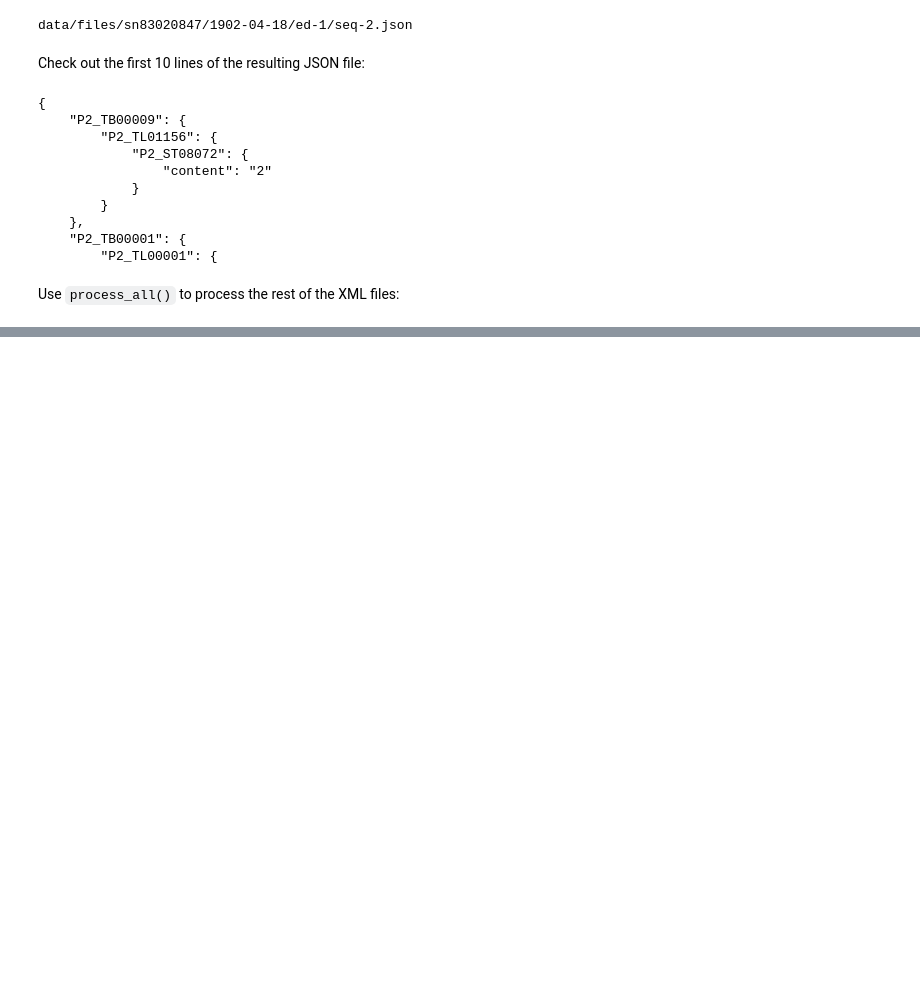
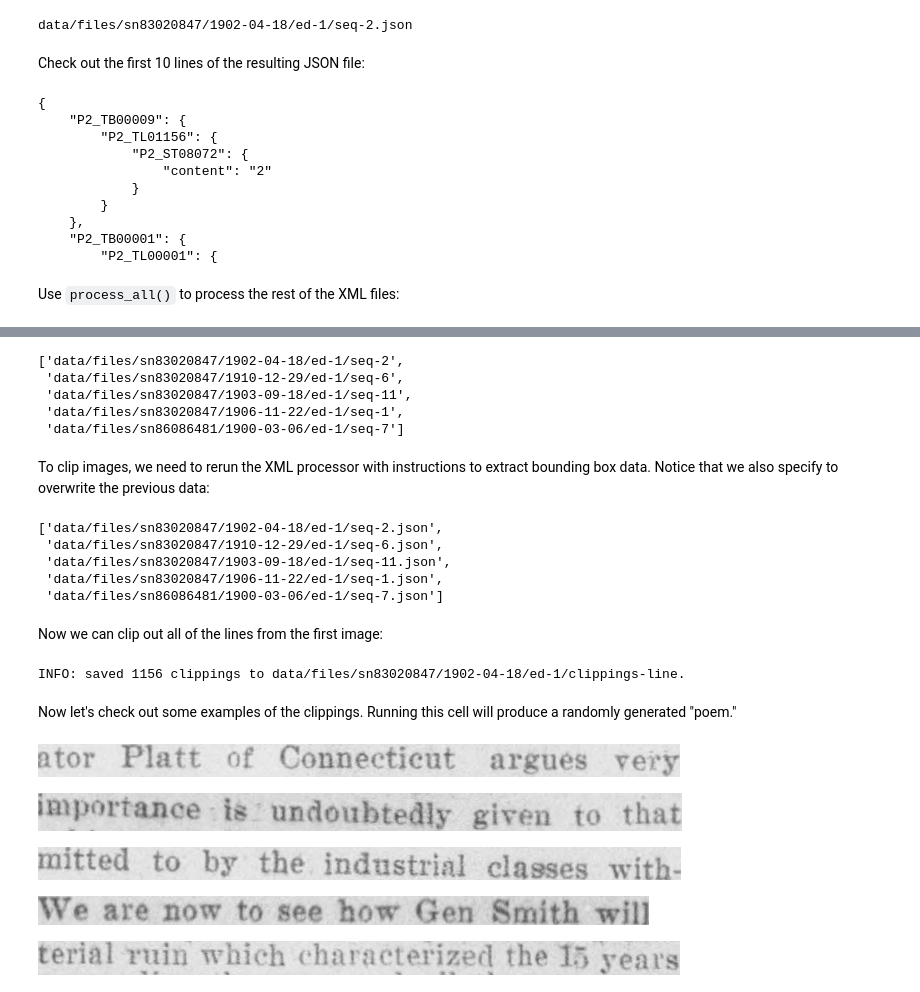
Before and after one commit to owenleonard11/chronam-utils, a Jupyter notebook: quickstart.ipynb, the cells around one changed output, grey strips where cells are left out. Cells and saved outputs as stored; diff of their text form; code cells hidden in the pictures; blank space fills up the shorter version.

Commit message:
Update README and quickstart notebook with clipping instructions

```diff
--- a/quickstart.ipynb
+++ b/quickstart.ipynb
@@ -144,0 +164,45 @@ json_paths[:5]
+# %%
+from modules.clip import *
+
+clipper = ChronAmJP2Clipper('data/files')
+clipper.files[:5]
+# %% [output]
+['data/files/sn83020847/1902-04-18/ed-1/seq-2',
+ 'data/files/sn83020847/1910-12-29/ed-1/seq-6',
+ 'data/files/sn83020847/1903-09-18/ed-1/seq-11',
+ 'data/files/sn83020847/1906-11-22/ed-1/seq-1',
+ 'data/files/sn86086481/1900-03-06/ed-1/seq-7']
+# %% [markdown]
+To clip images, we need to rerun the XML processor with instructions to extract bounding box data. Notice that we also specify to overwrite the previous data:
+# %%
+json_paths = processor.process_all(include_bounding_box=True, overwrite=True)
+json_paths[:5]
+# %% [output]
+['data/files/sn83020847/1902-04-18/ed-1/seq-2.json',
+ 'data/files/sn83020847/1910-12-29/ed-1/seq-6.json',
+ 'data/files/sn83020847/1903-09-18/ed-1/seq-11.json',
+ 'data/files/sn83020847/1906-11-22/ed-1/seq-1.json',
+ 'data/files/sn86086481/1900-03-06/ed-1/seq-7.json']
+# %% [markdown]
+Now we can clip out all of the lines from the first image:
+# %%
+clipped, clippings_dir = clipper.clip(clipper.files[0], 'line')
+# %% [output]
+INFO: saved 1156 clippings to data/files/sn83020847/1902-04-18/ed-1/clippings-line.
+# %% [markdown]
+Now let's check out some examples of the clippings. Running this cell will produce a randomly generated "poem."
+# %%
+from IPython.display import display, Image
+from random import sample
+from os import listdir, path
+
+# randomly sample and display five lines
+clippings = [path.join(clippings_dir, filename) for filename in listdir(clippings_dir)]
+for clipping in sample(clippings, 5):
+    display(Image(filename=clipping))
+# %% [output]
+[figure, added]
+[figure, added]
+[figure, added]
+[figure, added]
+[figure, added]
```
Also changed, not shown: parts of 9 cells of this notebook, 1 other file.
